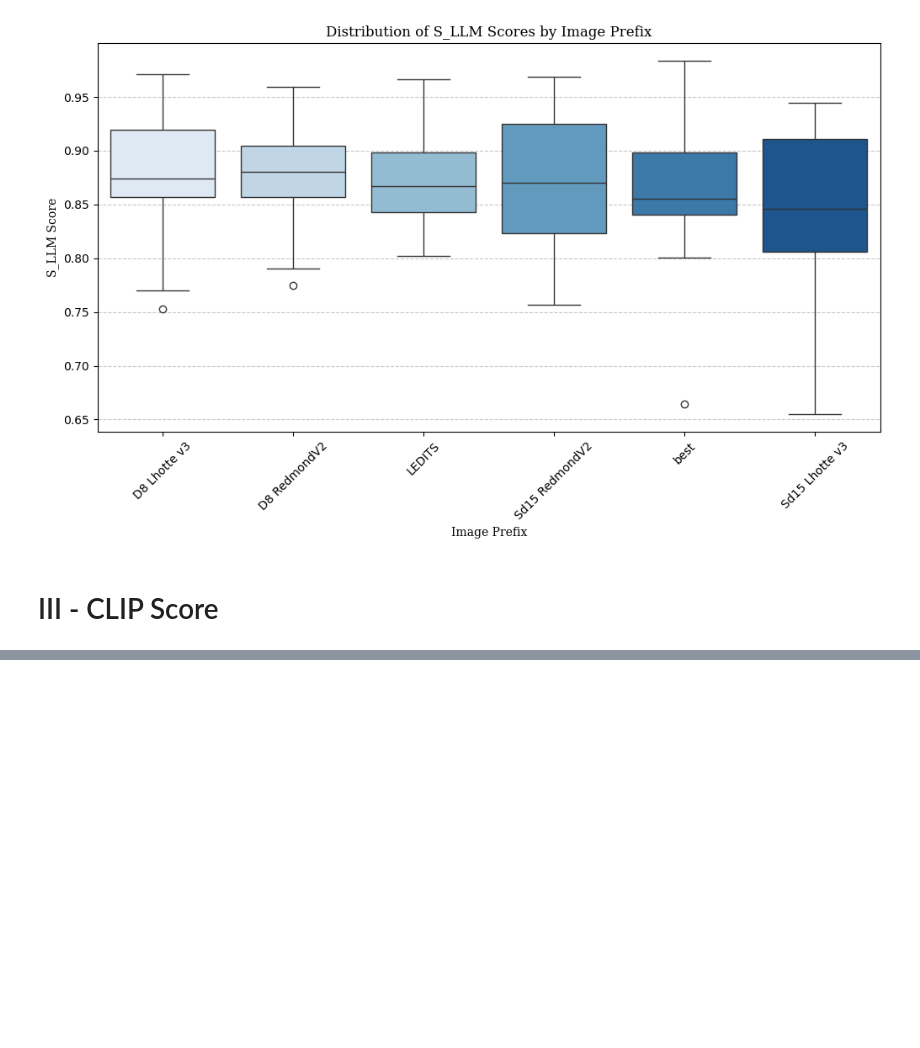
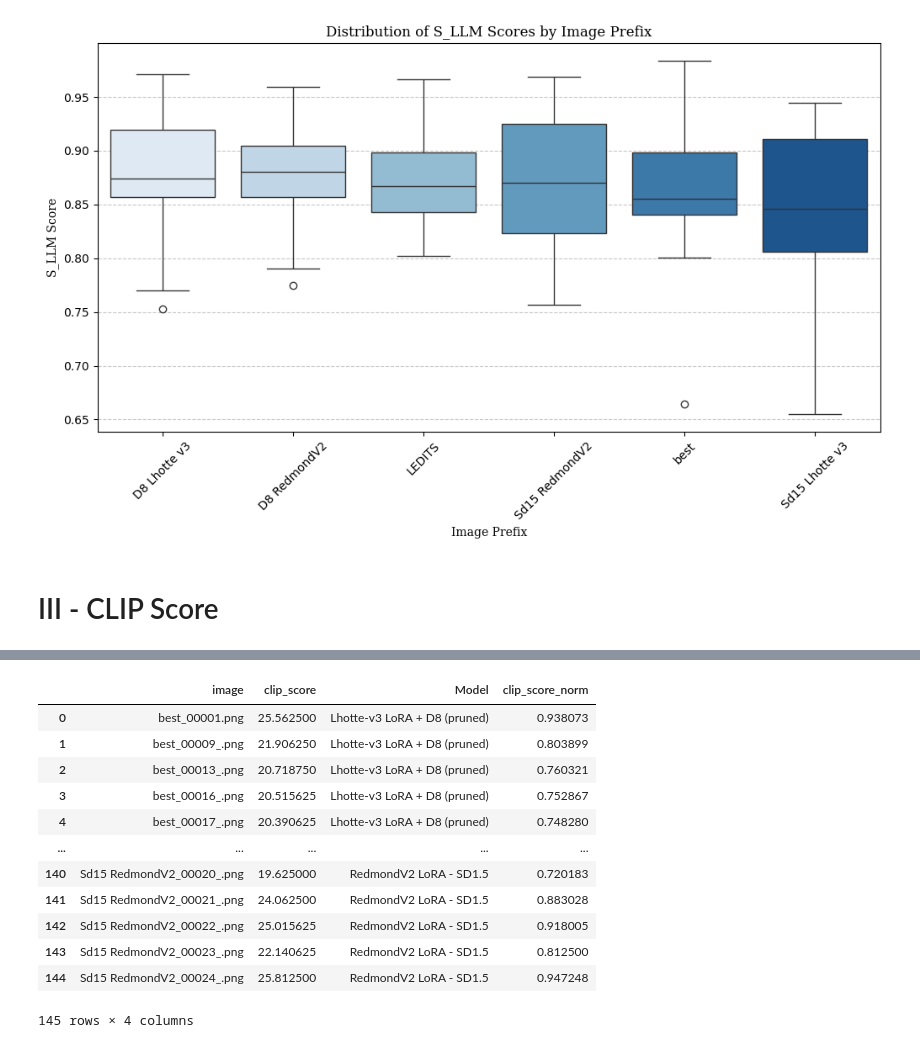
Before and after one commit to louislhotte/seamless-stable-diffusion-cs, a Jupyter notebook: Benchmark/benchmark.ipynb, the cells around one changed output, grey strips where cells are left out. Drawn from its saved outputs; the diff is of its cells as text; code cells hidden in the pictures; blank space fills up the shorter version.

Commit message:
CLIP Scores

```diff
--- a/Benchmark/benchmark.ipynb
+++ b/Benchmark/benchmark.ipynb
@@ -221,0 +228,21 @@ Passing `palette` without assigning `hue` is deprecated and will be removed in v
+# %%
+device = "cuda" if torch.cuda.is_available() else "cpu"
+model, preprocess = clip.load("ViT-B/32", device=device)
+
+image_folder = "C:\\Users\\Louis\\Desktop\\img\\"
+prompt = "logo, logo for a business company, minimalist"
+
+image_files = [f for f in os.listdir(image_folder) if f.lower().endswith(('.png', '.jpg', '.jpeg'))]
+images = [preprocess(Image.open(os.path.join(image_folder, img))).unsqueeze(0).to(device) for img in image_files]
+text = clip.tokenize([prompt]).to(device)
+scores = []
+# %%
+with torch.no_grad():
+    text_features = model.encode_text(text)
+    for img_tensor in images:
+        image_features = model.encode_image(img_tensor)
+        similarity = (image_features @ text_features.T).squeeze().item()
+        scores.append(similarity)
+
+df = pd.DataFrame({"image": image_files, "clip_score": scores})
+print(df)
@@ -221,0 +264,31 @@ Passing `palette` without assigning `hue` is deprecated and will be removed in v
+# %%
+pattern_to_category_mapping: dict = {
+    'D8 Lhotte': 'Lhotte-v3 LoRA - D8',
+    'Sd15 Lhotte': 'Lhotte-v3 LoRA - SD1.5',
+    'D8 RedmondV2': 'RedmondV2 LoRA - D8',
+    'Sd15 RedmondV2': 'RedmondV2 LoRA - SD1.5',
+    'LEDITS': "LEDITS++",
+    "best": "Lhotte-v3 LoRA + D8 (pruned)"
+}
+def categorize(filename: str) -> str:
+    for pattern, category in pattern_to_category_mapping.items():
+        if pattern in filename:
+            return category
+    return 'Uknown'
+
+df['Model'] = df['image'].apply(categorize)
+df
+# %% [output]
+|  | image | clip_score | Model | clip_score_norm |
+| 0 | best_00001.png | 25.562500 | Lhotte-v3 LoRA + D8 (pruned) | 0.938073 |
+| 1 | best_00009_.png | 21.906250 | Lhotte-v3 LoRA + D8 (pruned) | 0.803899 |
+| 2 | best_00013_.png | 20.718750 | Lhotte-v3 LoRA + D8 (pruned) | 0.760321 |
+| 3 | best_00016_.png | 20.515625 | Lhotte-v3 LoRA + D8 (pruned) | 0.752867 |
+| 4 | best_00017_.png | 20.390625 | Lhotte-v3 LoRA + D8 (pruned) | 0.748280 |
+| ... | ... | ... | ... | ... |
+| 140 | Sd15 RedmondV2_00020_.png | 19.625000 | RedmondV2 LoRA - SD1.5 | 0.720183 |
+| 141 | Sd15 RedmondV2_00021_.png | 24.062500 | RedmondV2 LoRA - SD1.5 | 0.883028 |
+| 142 | Sd15 RedmondV2_00022_.png | 25.015625 | RedmondV2 LoRA - SD1.5 | 0.918005 |
+| 143 | Sd15 RedmondV2_00023_.png | 22.140625 | RedmondV2 LoRA - SD1.5 | 0.812500 |
+| 144 | Sd15 RedmondV2_00024_.png | 25.812500 | RedmondV2 LoRA - SD1.5 | 0.947248 |
+145 rows × 4 columns
```
Also changed, not shown: parts of 4 cells of this notebook, 3 other files.
